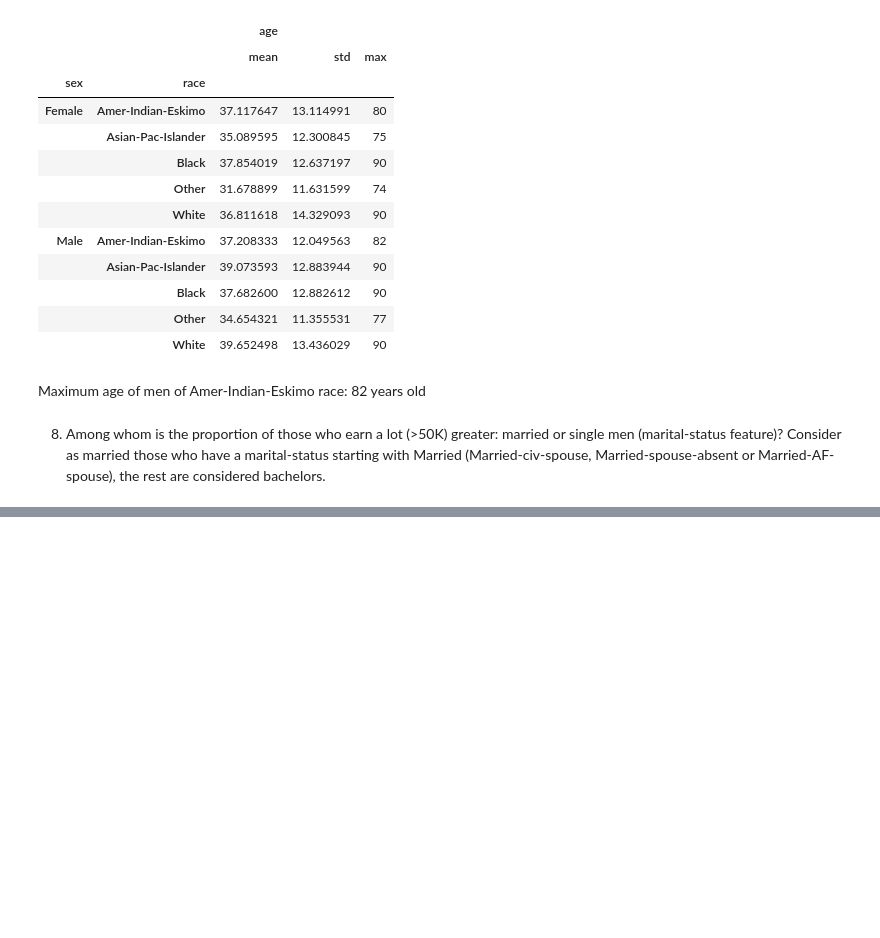
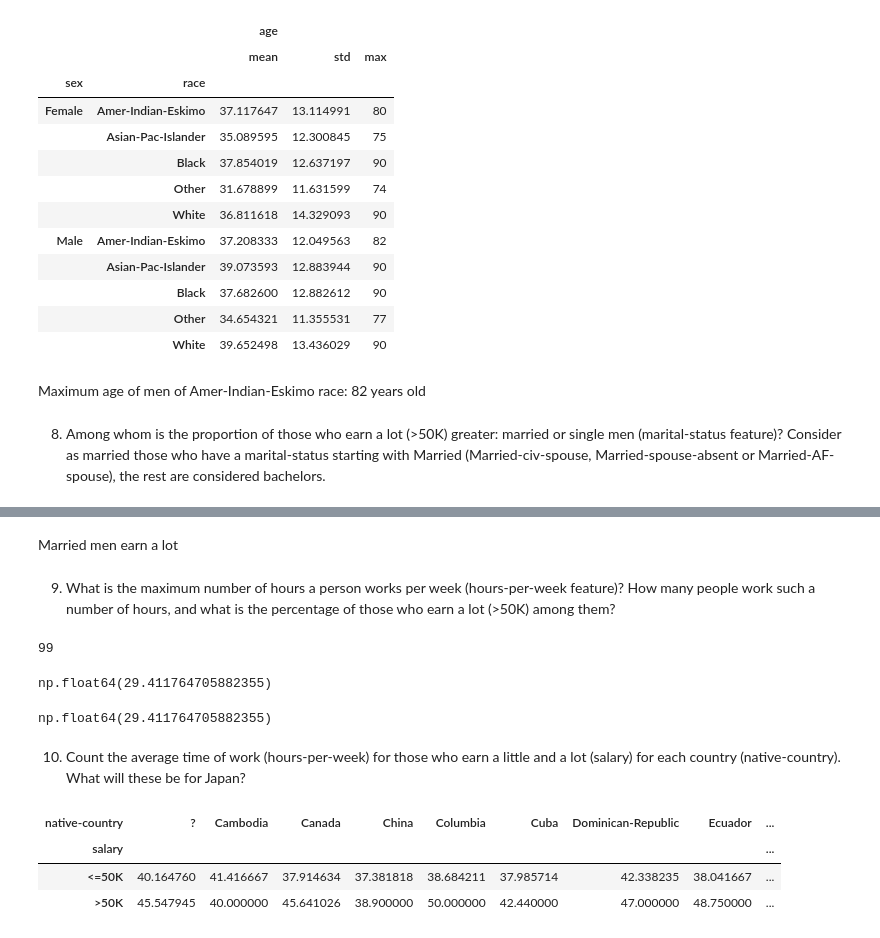
Before and after one commit to gabriellim314/machine-learning-studies, a Jupyter notebook: MLcourse_Topic1_1.ipynb, the cells around one changed output, grey strips where cells are left out. Drawn from its saved outputs; the diff is of its cells as text; code cells hidden in the pictures; blank space fills up the shorter version.

```diff
--- a/MLcourse_Topic1_1.ipynb
+++ b/MLcourse_Topic1_1.ipynb
@@ -106,0 +125,31 @@ TypeError: agg function failed [how->mean,dtype->object]
+# %% [markdown]
+Married men earn a lot
+# %% [markdown]
+9. What is the maximum number of hours a person works per week (hours-per-week feature)? How many people work such a number of hours, and what is the percentage of those who earn a lot (>50K) among them?
+# %%
+data['hours-per-week'].max()
+# %% [output]
+99
+# %%
+(data['hours-per-week'] == 99).sum()
+# %% [output]
+np.float64(29.411764705882355)
+# %%
+(data[data['hours-per-week'] == 99]['salary'] == '>50K'
+).mean() * 100
+# %% [output]
+np.float64(29.411764705882355)
+# %% [markdown]
+10. Count the average time of work (hours-per-week) for those who earn a little and a lot (salary) for each country (native-country). What will these be for Japan?
+# %%
+pd.crosstab(
+    data["native-country"],
+    data["salary"],
+    values=data["hours-per-week"],
+    aggfunc=np.mean,
+).T
+# %% [output]
+| native-country | ? | Cambodia | Canada | China | Columbia | Cuba | Dominican-Republic | Ecuador | ... |
+| salary |  |  |  |  |  |  |  |  | ... |
+| <=50K | 40.164760 | 41.416667 | 37.914634 | 37.381818 | 38.684211 | 37.985714 | 42.338235 | 38.041667 | ... |
+| >50K | 45.547945 | 40.000000 | 45.641026 | 38.900000 | 50.000000 | 42.440000 | 47.000000 | 48.750000 | ... |
```
Also changed, not shown: parts of 3 cells of this notebook.
